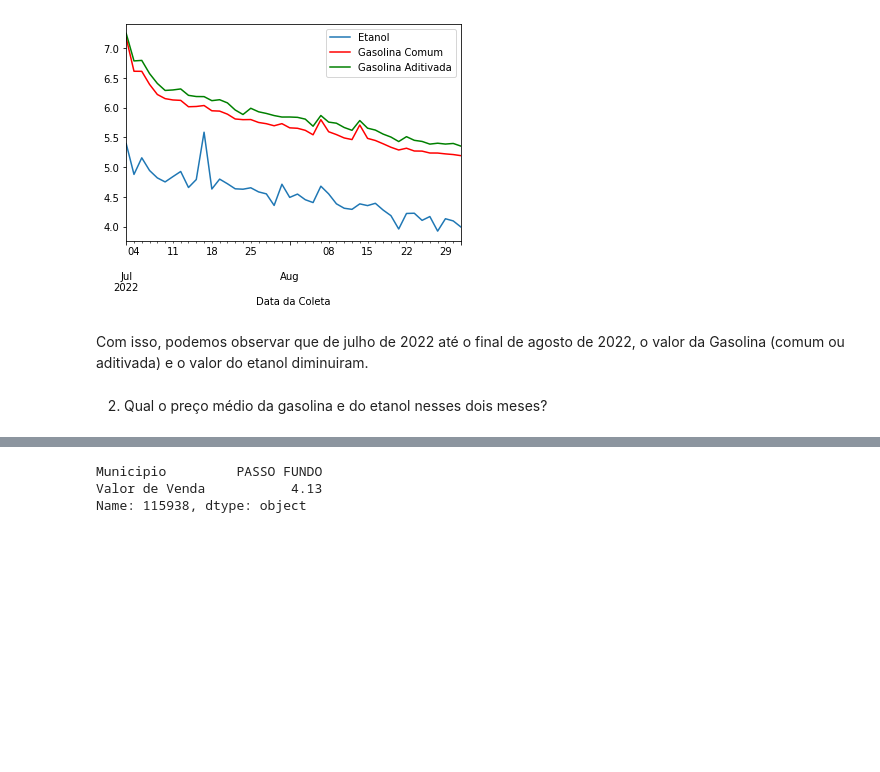
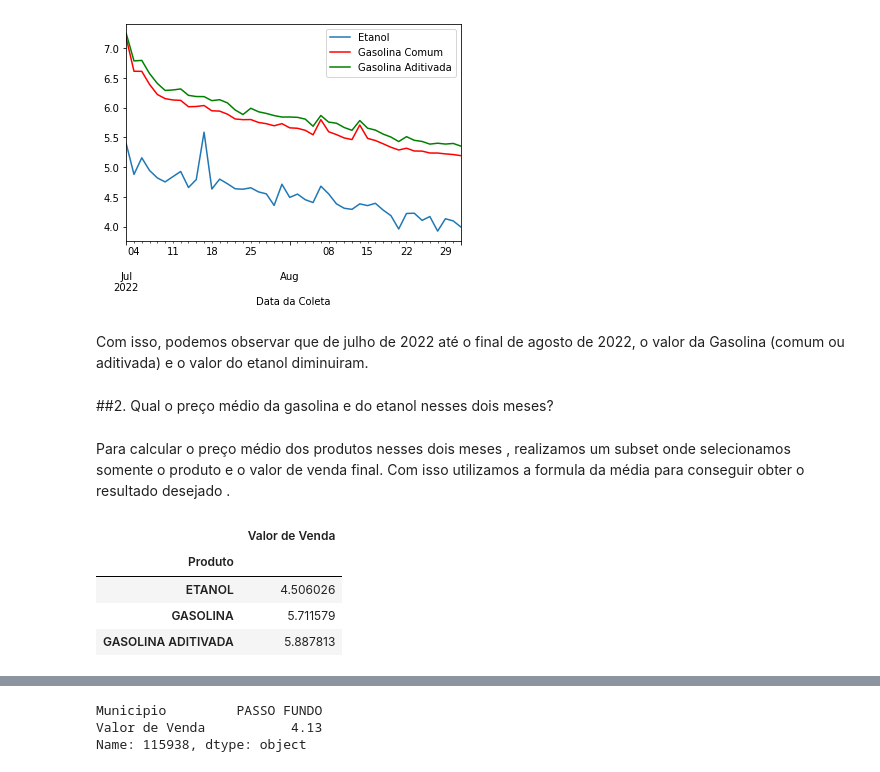
Before and after one commit to amoralles/ProjetoFinal_M4, a Jupyter notebook: ProjetoFinal_M4.ipynb, the cells around one changed output, grey strips where cells are left out. Drawn from its saved outputs; the diff is of its cells as text; code cells hidden in the pictures; blank space fills up the shorter version.

```diff
--- a/ProjetoFinal_M4.ipynb
+++ b/ProjetoFinal_M4.ipynb
@@ -157,4 +157,15 @@ graf3 = preco_por_dia[preco_por_dia['Produto'] == 'GASOLINA ADITIVADA'].plot.lin
 # %% [markdown]
 Com isso, podemos observar que de julho de 2022 até o final de agosto de 2022, o valor da Gasolina (comum ou aditivada) e o valor do etanol diminuiram.
 # %% [markdown]
-2. Qual o preço médio da gasolina e do etanol nesses dois meses?
+##2. Qual o preço médio da gasolina e do etanol nesses dois meses?
+# %% [markdown]
+Para calcular o preço médio dos produtos nesses dois meses , realizamos um subset onde selecionamos somente o produto e o valor de venda final. Com isso utilizamos a formula da média para conseguir obter o resultado desejado .
+# %%
+preco_medio_tempo= conj_dados.groupby(['Produto']).mean('Valor de Venda')
+preco_medio_tempo
+# %% [output]
+|  | Valor de Venda |
+| Produto |  |
+| ETANOL | 4.506026 |
+| GASOLINA | 5.711579 |
+| GASOLINA ADITIVADA | 5.887813 |
```
Also changed, not shown: parts of 21 cells of this notebook.
